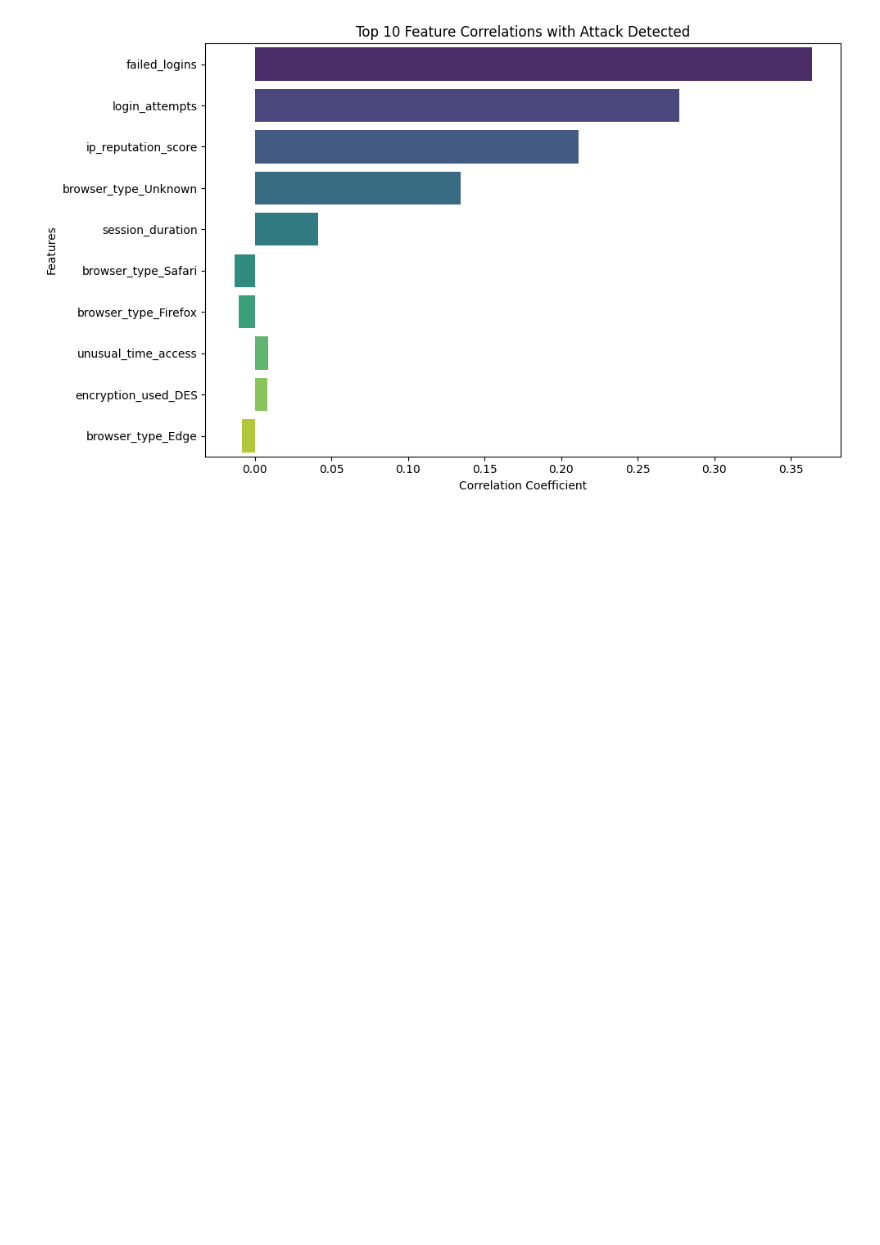
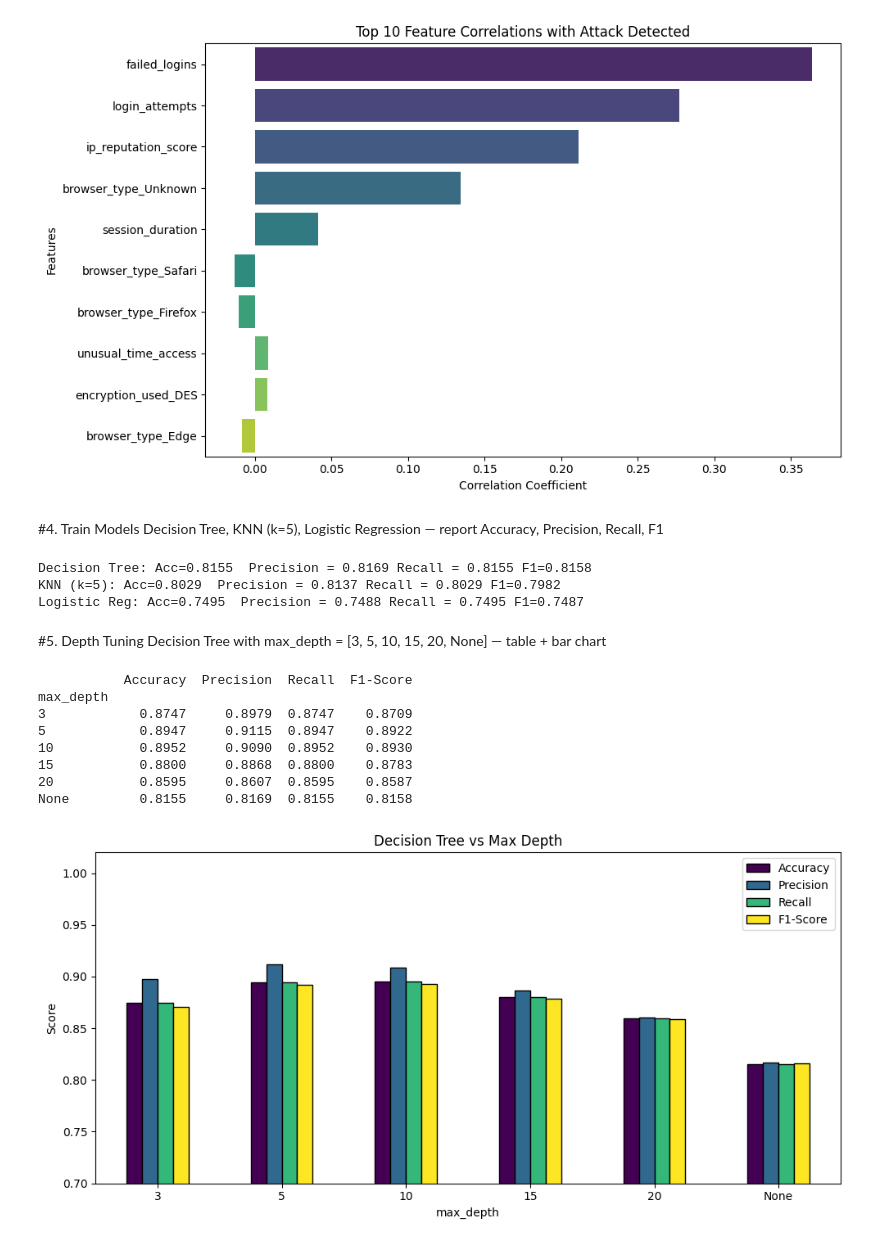
Before and after one commit to abusaleh917/Practice, a Jupyter notebook: Assaignment_6.ipynb, the cells around one changed output. Saved outputs shown, nothing was run; the diff lists cells and outputs as text; code cells hidden in the pictures; blank space fills up the shorter version.

```diff
--- a/Assaignment_6.ipynb
+++ b/Assaignment_6.ipynb
@@ -143,3 +143,54 @@ Passing `palette` without assigning `hue` is deprecated and will be removed in v
 
   sns.barplot(x=top_10_correlations.values, y=top_10_correlations.index, palette='viridis', ax=ax)
 [figure]
+# %% [markdown]
+#4. Train Models	Decision Tree, KNN (k=5), Logistic Regression — report Accuracy, Precision, Recall, F1
+# %%
+models = {
+    'Decision Tree': DecisionTreeClassifier(random_state=20),
+    'KNN (k=5)':     KNeighborsClassifier(n_neighbors=5),
+    'Logistic Reg':  LogisticRegression(max_iter=1000, random_state=20)
+}
+results, predictions = {}, {}
+
+for name, m in models.items():
+    m.fit(X_train, y_train)
+    yp = m.predict(X_test)
+    predictions[name] = yp
+    results[name] = {
+        'Accuracy':  accuracy_score(y_test, yp),
+        'Precision': precision_score(y_test, yp, average='weighted'),
+        'Recall':    recall_score(y_test, yp, average='weighted'),
+        'F1-Score':  f1_score(y_test, yp, average='weighted')
+    }
+    print(f"{name}: Acc={results[name]['Accuracy']:.4f}  Precision = {results[name]['Precision']:.4f} Recall = {results[name]['Recall']:.4f} F1={results[name]['F1-Score']:.4f}")
+# %% [output]
+Decision Tree: Acc=0.8155  Precision = 0.8169 Recall = 0.8155 F1=0.8158
+KNN (k=5): Acc=0.8029  Precision = 0.8137 Recall = 0.8029 F1=0.7982
+Logistic Reg: Acc=0.7495  Precision = 0.7488 Recall = 0.7495 F1=0.7487
+# %% [markdown]
+#5. Depth Tuning	Decision Tree with max_depth = [3, 5, 10, 15, 20, None] — table + bar chart
+# %%
+dt_results = []
+for d in [3, 5, 10, 15, 20, None]:
+    dt = DecisionTreeClassifier(max_depth=d, random_state=20).fit(X_train, y_train)
+    yp = dt.predict(X_test)
+    dt_results.append({'max_depth': str(d) or 'None',
+        'Accuracy': accuracy_score(y_test, yp), 'Precision': precision_score(y_test, yp, average='weighted'),
+        'Recall': recall_score(y_test, yp, average='weighted'), 'F1-Score': f1_score(y_test, yp, average='weighted')})
+
+dt_df = pd.DataFrame(dt_results).set_index('max_depth')
+print(dt_df.round(4))
+dt_df.plot(kind='bar', figsize=(10,5), colormap='viridis', edgecolor='black')
+plt.title('Decision Tree vs Max Depth'); plt.ylabel('Score'); plt.ylim(0.7, 1.02); plt.xticks(rotation=0)
+plt.tight_layout(); plt.show()
+# %% [output]
+           Accuracy  Precision  Recall  F1-Score
+max_depth
+3            0.8747     0.8979  0.8747    0.8709
+5            0.8947     0.9115  0.8947    0.8922
+10           0.8952     0.9090  0.8952    0.8930
+15           0.8800     0.8868  0.8800    0.8783
+20           0.8595     0.8607  0.8595    0.8587
+None         0.8155     0.8169  0.8155    0.8158
+[figure, added]
```
Also changed, not shown: parts of 4 cells of this notebook.
